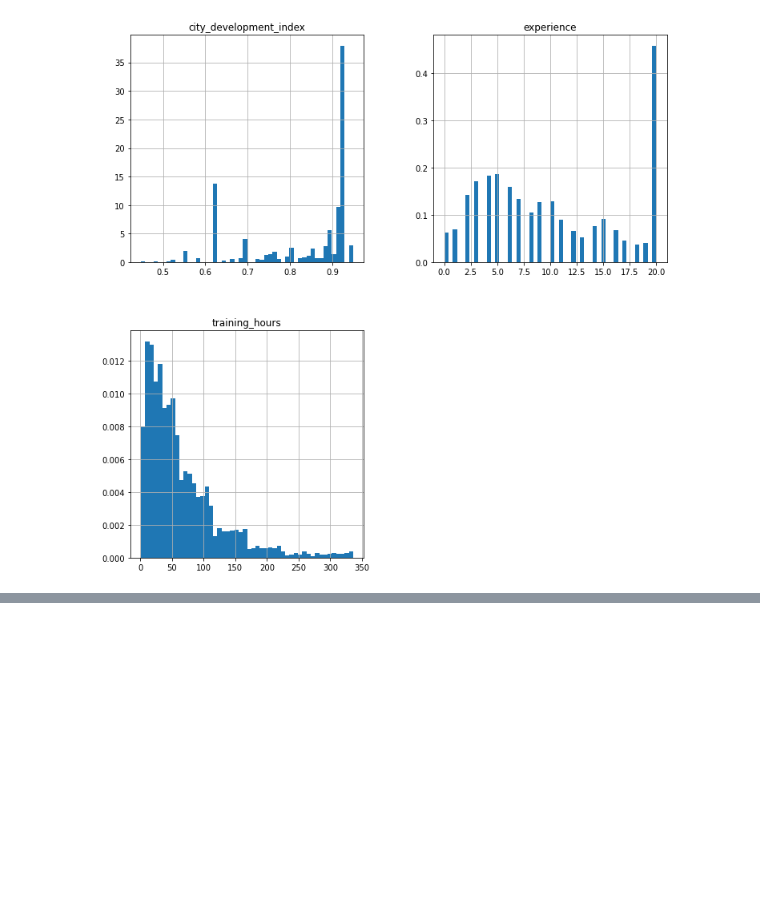
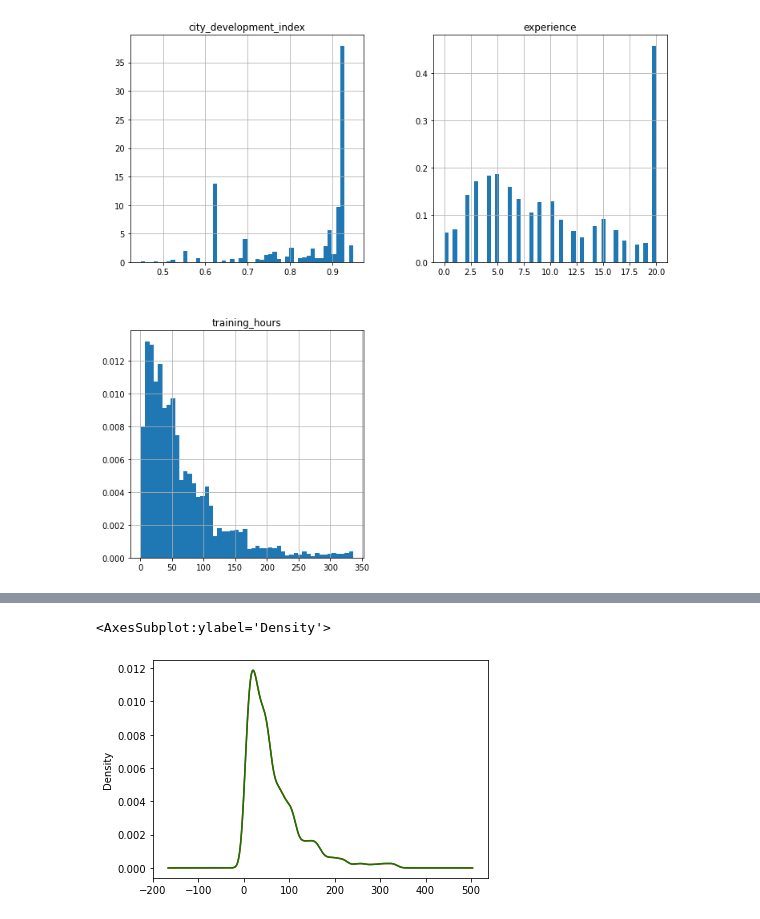
Before and after one commit to vishalpal9594/Learning_ML, a Jupyter notebook: Feature_Engineering/Handling_Missing_Data/Complete_Case_Analysis/Complete_Case_Analysis.ipynb, the cells around one changed output, grey strips where cells are left out. Cells and saved outputs as stored; diff of their text form; code cells hidden in the pictures; blank space fills up the shorter version.

```diff
--- a/Feature_Engineering/Handling_Missing_Data/Complete_Case_Analysis/Complete_Case_Analysis.ipynb
+++ b/Feature_Engineering/Handling_Missing_Data/Complete_Case_Analysis/Complete_Case_Analysis.ipynb
@@ -77,0 +91,12 @@ plt.show()
+# %%
+fig = plt.figure()
+ax = fig.add_subplot(111)
+
+# original data
+df['training_hours'].plot.density(color='red')
+
+# data after cca
+new_df['training_hours'].plot.density(color='green')
+# %% [output]
+<AxesSubplot:ylabel='Density'>
+[figure, added]
```
Also changed, not shown: parts of 8 cells of this notebook.
